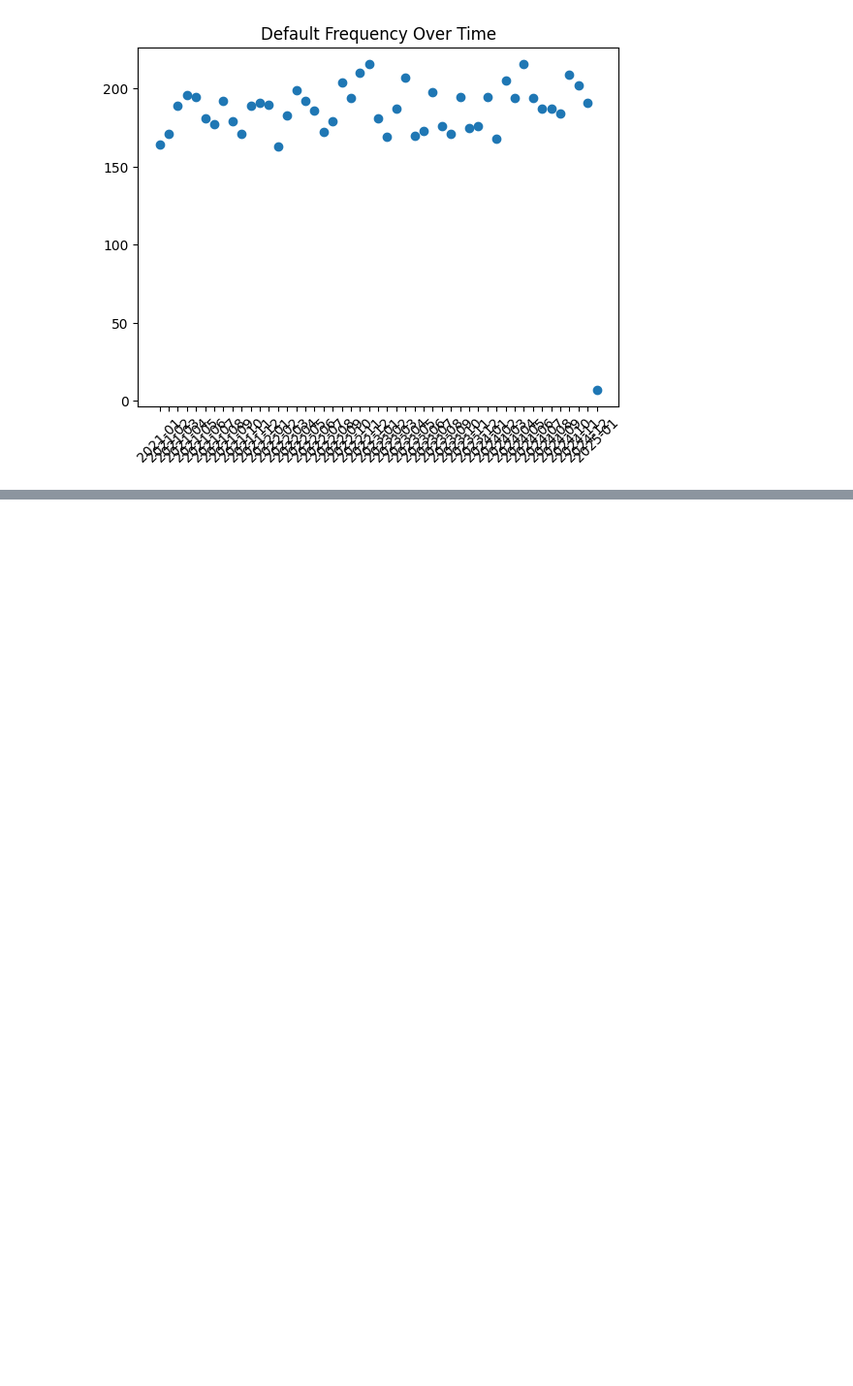
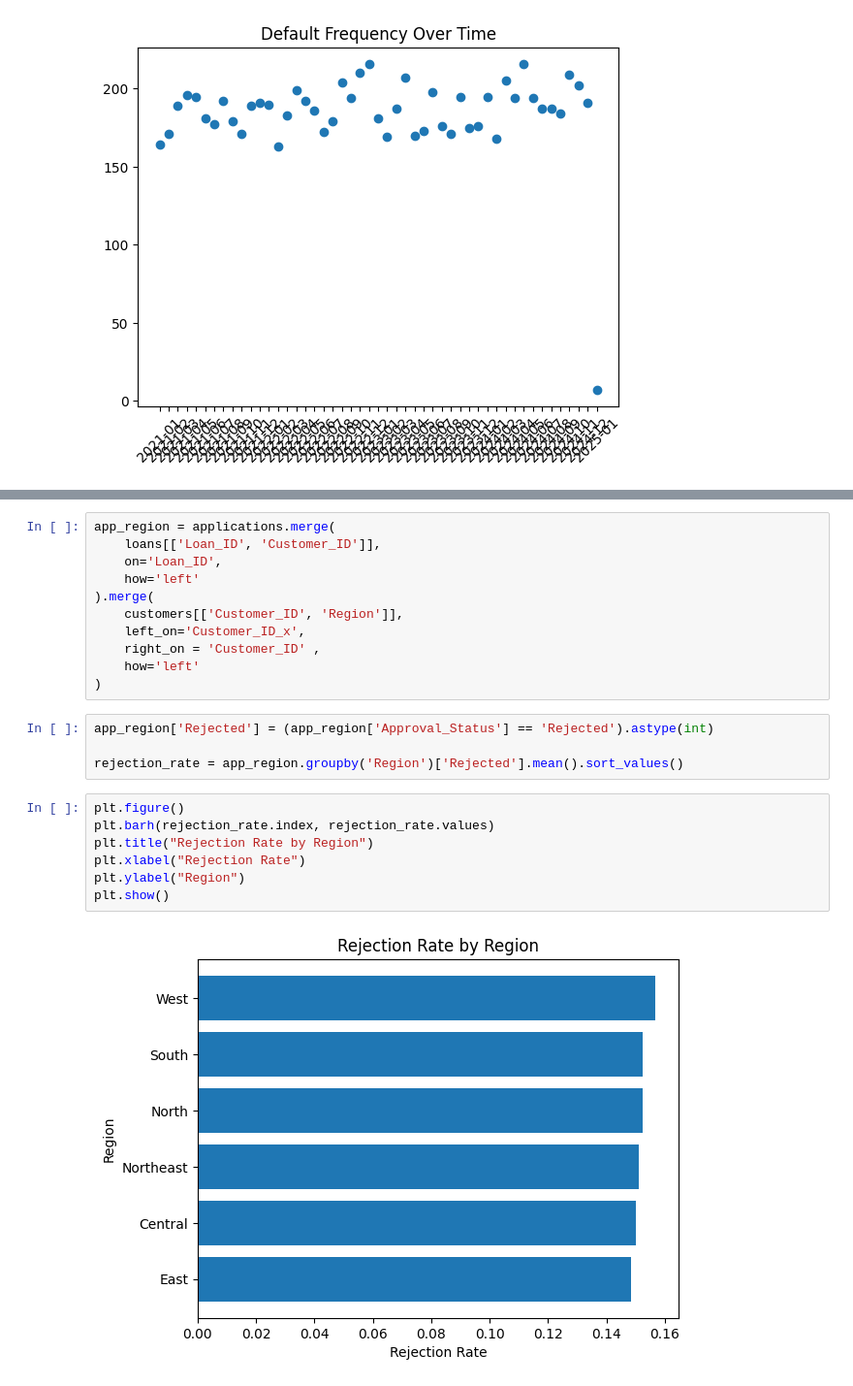
Before and after one commit to madhurmd/hero-fincorp-loan-analysis, a Jupyter notebook: notebooks/analysis.ipynb, the cells around one changed output, grey strips where cells are left out. Shown at 97% size. Saved outputs shown, nothing was run; the diff lists cells and outputs as text; blank space fills up the shorter version.

```diff
--- a/notebooks/analysis.ipynb
+++ b/notebooks/analysis.ipynb
@@ -1828,0 +1869,24 @@ plt.show()
+# %%
+app_region = applications.merge(
+    loans[['Loan_ID', 'Customer_ID']],
+    on='Loan_ID',
+    how='left'
+).merge(
+    customers[['Customer_ID', 'Region']],
+    left_on='Customer_ID_x',
+    right_on = 'Customer_ID' ,
+    how='left'
+)
+# %%
+app_region['Rejected'] = (app_region['Approval_Status'] == 'Rejected').astype(int)
+
+rejection_rate = app_region.groupby('Region')['Rejected'].mean().sort_values()
+# %%
+plt.figure()
+plt.barh(rejection_rate.index, rejection_rate.values)
+plt.title("Rejection Rate by Region")
+plt.xlabel("Rejection Rate")
+plt.ylabel("Region")
+plt.show()
+# %% [output]
+[figure, added]
```
Also changed, not shown: parts of 16 cells of this notebook.
